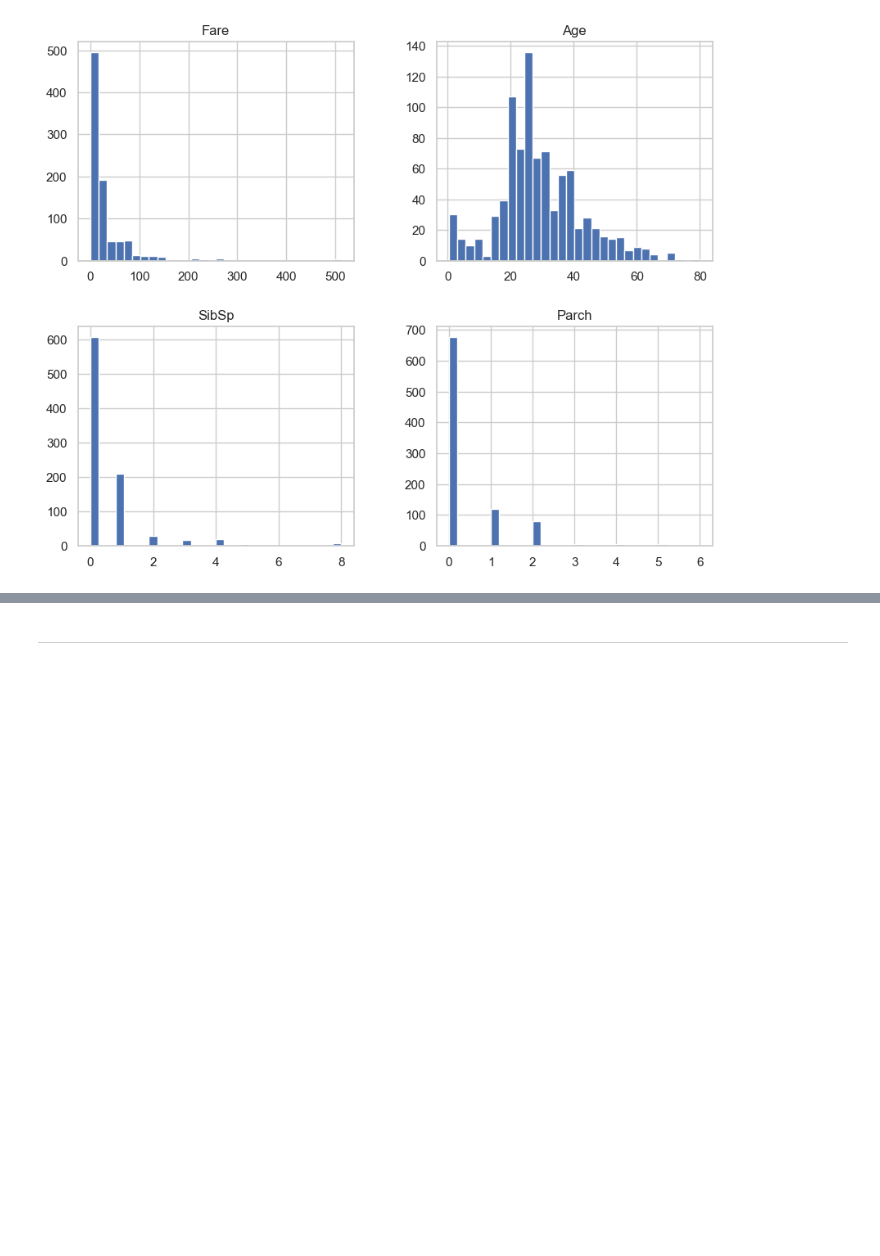
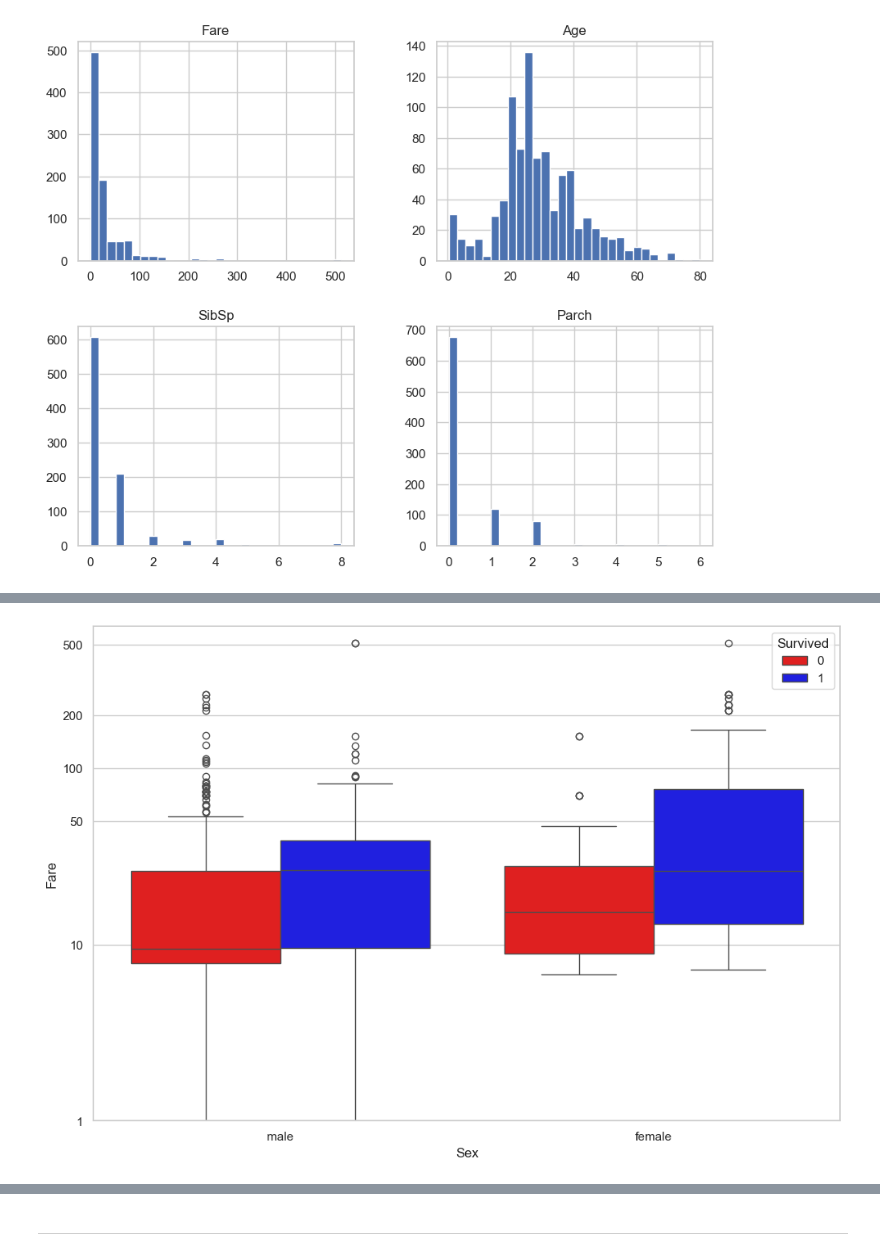
Before and after one commit to GClark89/Titanic, a Jupyter notebook: EDA.ipynb, the cells around one changed output, grey strips where cells are left out. Saved outputs shown, nothing was run; the diff lists cells and outputs as text; code cells hidden in the pictures; blank space fills up the shorter version.

```diff
--- a/EDA.ipynb
+++ b/EDA.ipynb
@@ -235,7 +232,8 @@ plt.show()
 # %% [output]
 [figure]
 # %%
-sns.countplot(df, x= "Survived", hue="Survived", edgecolor="black", legend= False, palette="seismic")
+palette = {0: 'red', 1: 'blue'}
+sns.countplot(df, x= "Survived", hue="Survived", edgecolor="black", legend= False, palette= palette)
 plt.xticks(ticks=[0, 1], labels=["Died", "Survived"])
 plt.title("Survived")
 plt.show()
@@ -379,0 +370,15 @@ A few passengers had 1–2, and very rarely up to 6.
+# %%
+
+plt.figure(figsize=(12, 8))
+sns.boxplot(data= df, x= "Sex" , y="Fare", hue= "Survived" , palette=palette)
+# Set the y-axis to a logarithmic scale for better readability of skewed fare values
+plt.yscale("log")
+
+# Define specific y-axis tick positions to show (cannot include 0 in log scale)
+tick_values = [1, 10, 50, 100, 200, 500]
+
+# Set the y-axis ticks to these values and label them as strings (e.g., "10", "50", etc.)
+plt.yticks(tick_values, [str(v) for v in tick_values])
+plt.show()
+# %% [output]
+[figure, added]
```
Also changed, not shown: parts of 22 cells of this notebook, 2 other files.
